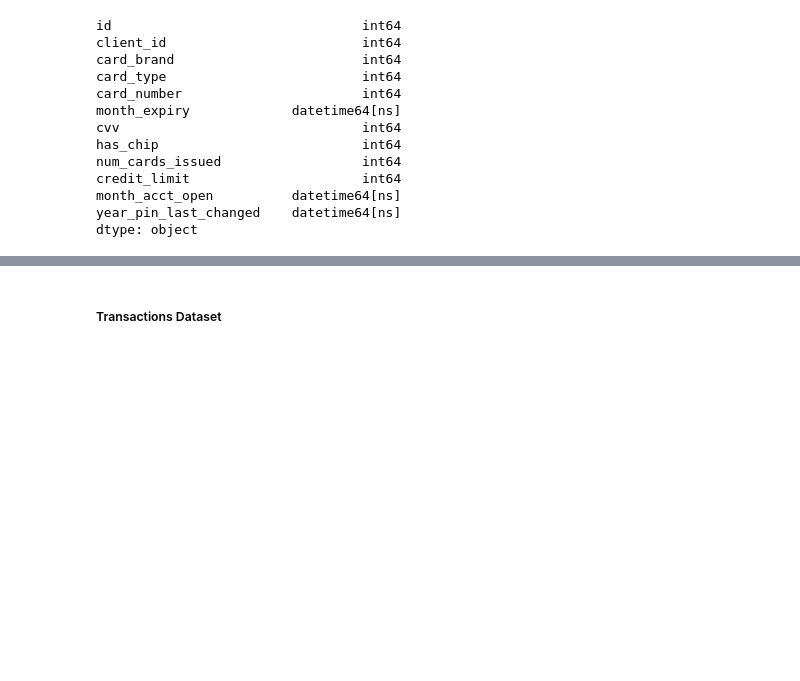
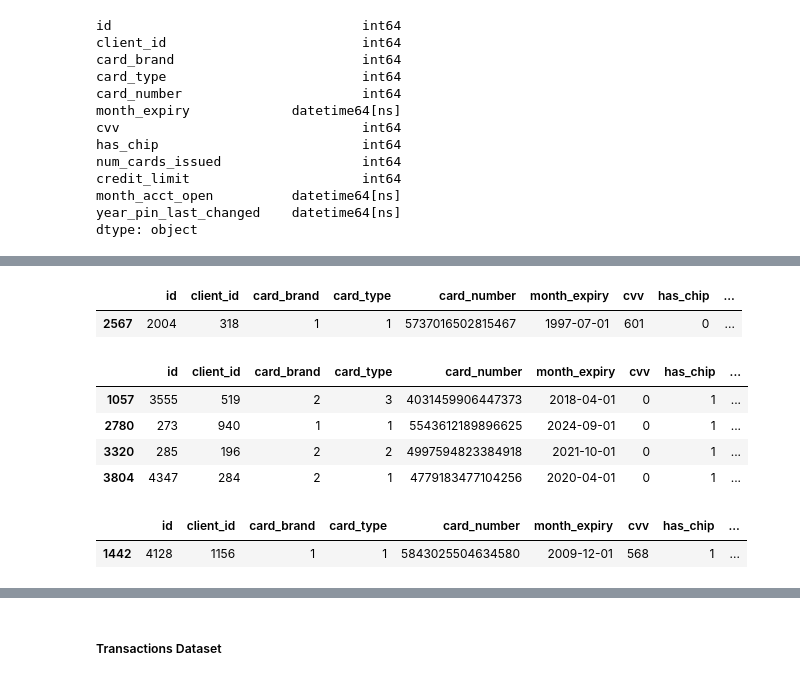
Before and after one commit to arraby-alt/fraud-transactions, a Jupyter notebook: eda.ipynb, the cells around one changed output, grey strips where cells are left out. Cells and saved outputs as stored; diff of their text form; code cells hidden in the pictures; blank space fills up the shorter version.

```diff
--- a/eda.ipynb
+++ b/eda.ipynb
@@ -286,7 +286,25 @@ df_cards.describe()
 | std | 1774.341709 | 578.614626 | 0.756676 | 0.661545 | 1.328582e+15 | NaN | 289.431123 | 0.306719 | ... |
 # %%
 # month_expiry: min
+# %%
+df_cards[df_cards.month_expiry == df_cards.month_expiry.min()]
+# %% [output]
+|  | id | client_id | card_brand | card_type | card_number | month_expiry | cvv | has_chip | ... |
+| 2567 | 2004 | 318 | 1 | 1 | 5737016502815467 | 1997-07-01 | 601 | 0 | ... |
 # %%
 # cvv: min
+# %%
+df_cards[df_cards.cvv == df_cards.cvv.min()]
+# %% [output]
+|  | id | client_id | card_brand | card_type | card_number | month_expiry | cvv | has_chip | ... |
+| 1057 | 3555 | 519 | 2 | 3 | 4031459906447373 | 2018-04-01 | 0 | 1 | ... |
+| 2780 | 273 | 940 | 1 | 1 | 5543612189896625 | 2024-09-01 | 0 | 1 | ... |
+| 3320 | 285 | 196 | 2 | 2 | 4997594823384918 | 2021-10-01 | 0 | 1 | ... |
+| 3804 | 4347 | 284 | 2 | 1 | 4779183477104256 | 2020-04-01 | 0 | 1 | ... |
 # %%
 # credit_limit: max
+# %%
+df_cards[df_cards.credit_limit == df_cards.credit_limit.max()]
+# %% [output]
+|  | id | client_id | card_brand | card_type | card_number | month_expiry | cvv | has_chip | ... |
+| 1442 | 4128 | 1156 | 1 | 1 | 5843025504634580 | 2009-12-01 | 568 | 1 | ... |
```
Also changed, not shown: parts of 10 cells of this notebook.
